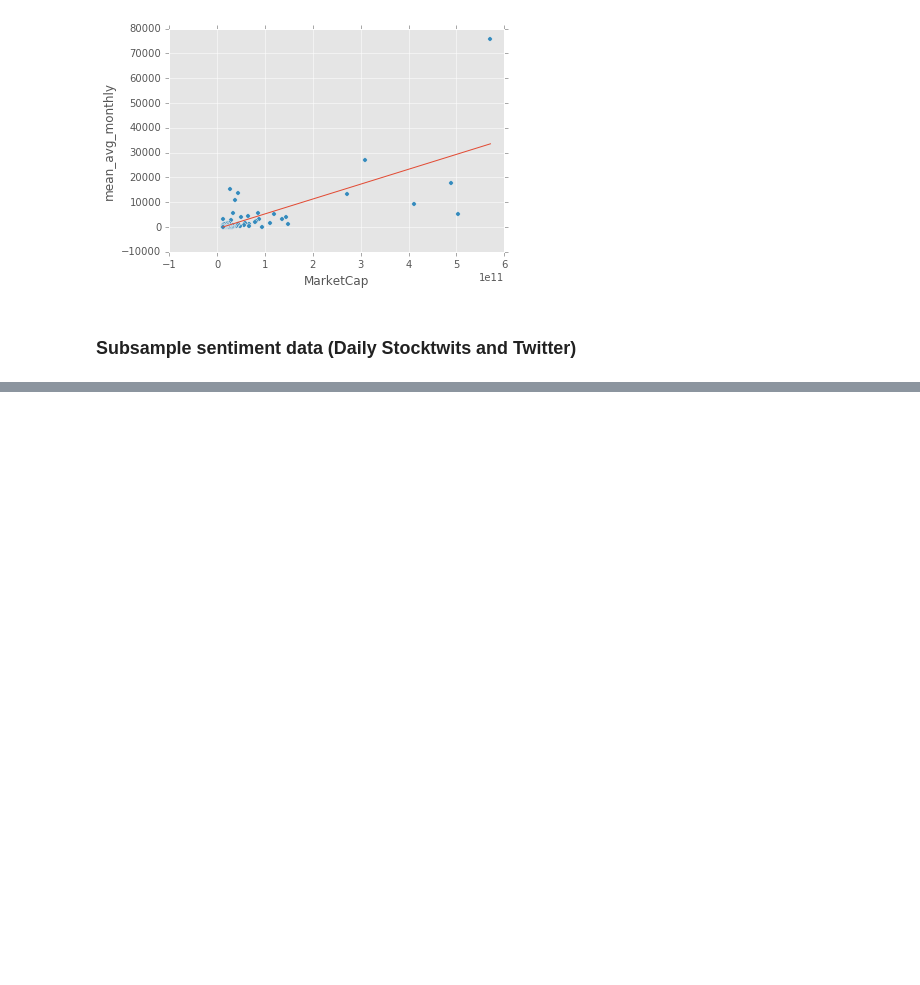
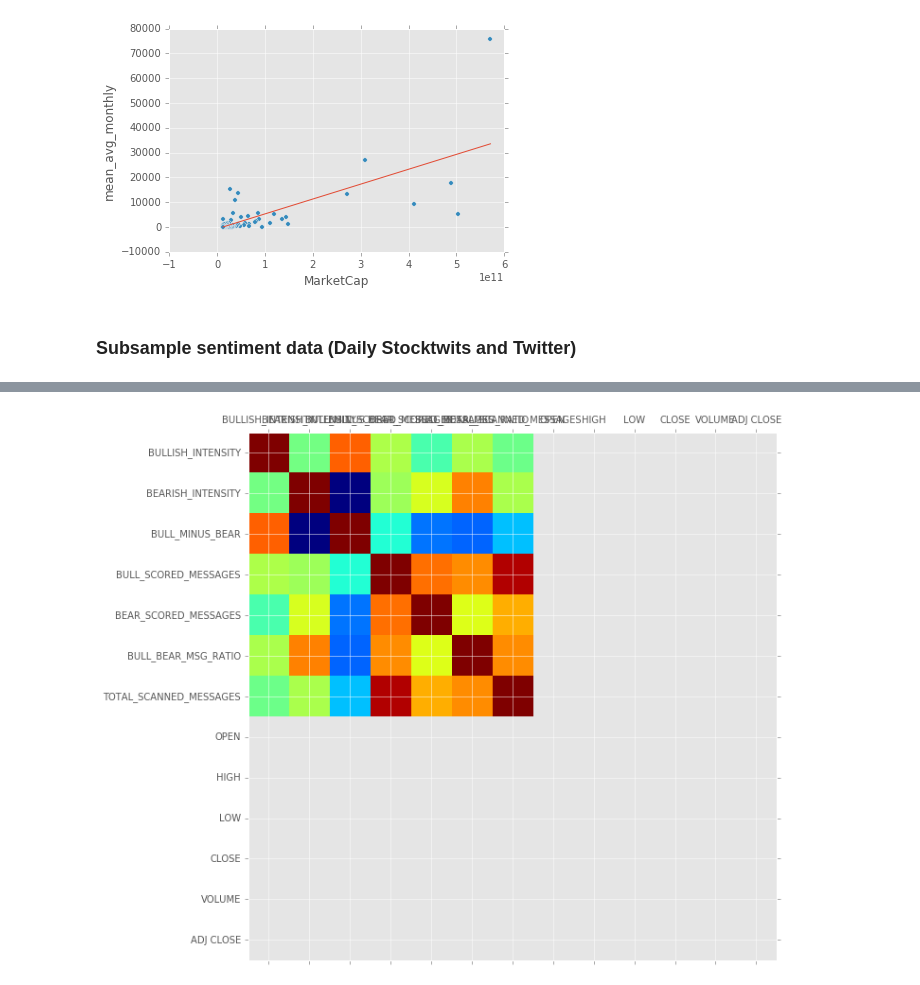
Before and after one commit to densekernel/sentisignal, a Jupyter notebook: runnables/Final_001.ipynb, the cells around one changed output, grey strips where cells are left out. Drawn from its saved outputs; the diff is of its cells as text; code cells hidden in the pictures; blank space fills up the shorter version.

```diff
--- a/runnables/Final_001.ipynb
+++ b/runnables/Final_001.ipynb
@@ -136,0 +190,4 @@ data_nasdaq_top_100_sentiment.head()
+# %%
+sentisignal.plot_corr(data_nasdaq_top_100_merge)
+# %% [output]
+[figure, added]
```
Also changed, not shown: parts of 14 cells of this notebook, 4 other files.
